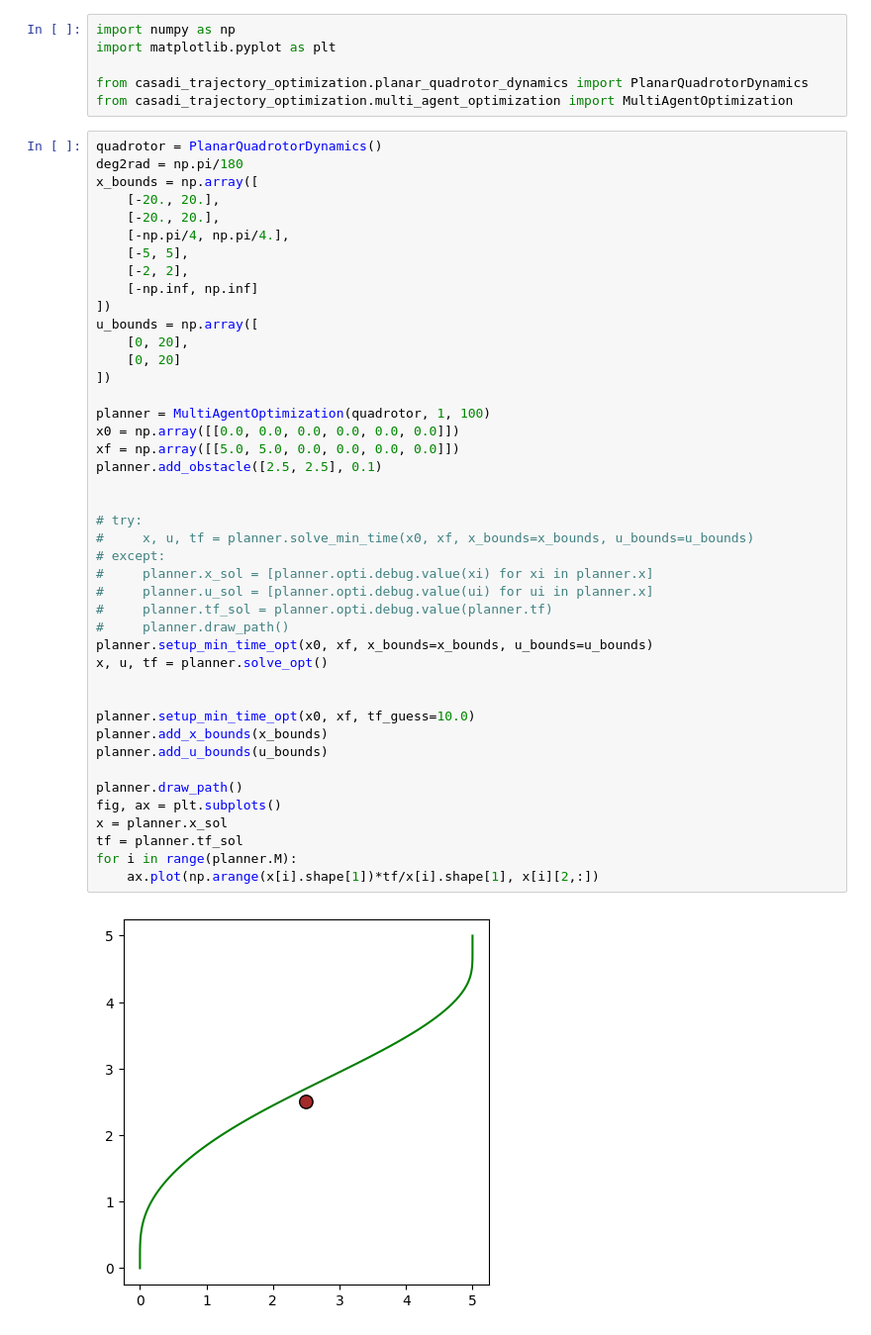
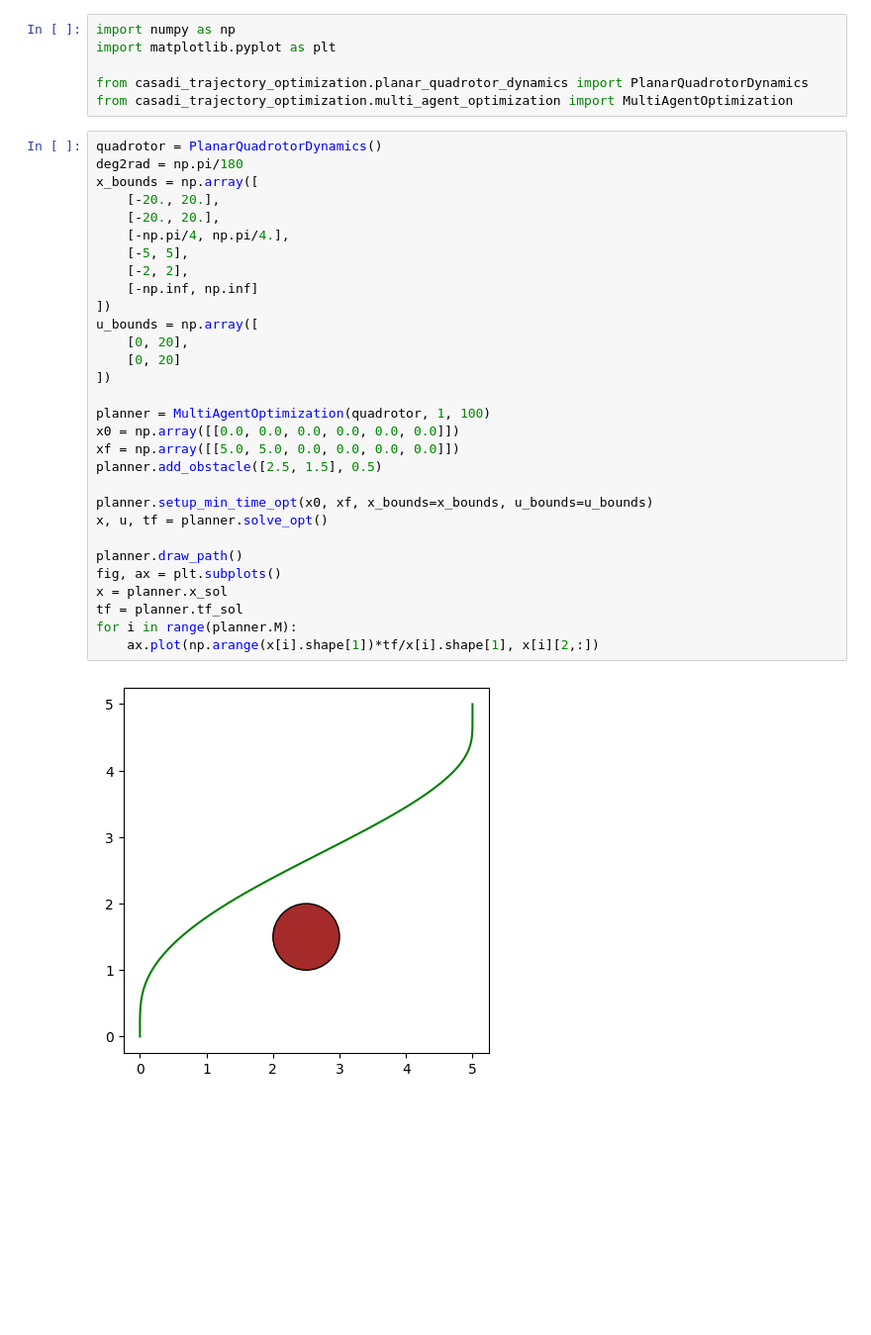
Before and after one commit to mbpeterson70/tomma, a Jupyter notebook: examples/quadrotor_trajectory_opt.ipynb, the cells around one changed output. Shown at 99% size. Cells and saved outputs as stored; diff of their text form; blank space fills up the shorter version.

```diff
--- a/examples/quadrotor_trajectory_opt.ipynb
+++ b/examples/quadrotor_trajectory_opt.ipynb
@@ -7,45 +7,32 @@ from casadi_trajectory_optimization.multi_agent_optimization import MultiAgentOp
 # %%
 quadrotor = PlanarQuadrotorDynamics()
 deg2rad = np.pi/180
 x_bounds = np.array([
     [-20., 20.],
     [-20., 20.],
     [-np.pi/4, np.pi/4.],
     [-5, 5],
     [-2, 2],
     [-np.inf, np.inf]
 ])
 u_bounds = np.array([
     [0, 20],
     [0, 20]
 ])
 
 planner = MultiAgentOptimization(quadrotor, 1, 100)
 x0 = np.array([[0.0, 0.0, 0.0, 0.0, 0.0, 0.0]])
 xf = np.array([[5.0, 5.0, 0.0, 0.0, 0.0, 0.0]])
-planner.add_obstacle([2.5, 2.5], 0.1)
+planner.add_obstacle([2.5, 1.5], 0.5)
 
-
-# try:
-#     x, u, tf = planner.solve_min_time(x0, xf, x_bounds=x_bounds, u_bounds=u_bounds)
-# except:
-#     planner.x_sol = [planner.opti.debug.value(xi) for xi in planner.x]
-#     planner.u_sol = [planner.opti.debug.value(ui) for ui in planner.x]
-#     planner.tf_sol = planner.opti.debug.value(planner.tf)
-#     planner.draw_path()
 planner.setup_min_time_opt(x0, xf, x_bounds=x_bounds, u_bounds=u_bounds)
 x, u, tf = planner.solve_opt()
-
-
-planner.setup_min_time_opt(x0, xf, tf_guess=10.0)
-planner.add_x_bounds(x_bounds)
-planner.add_u_bounds(u_bounds)
 
 planner.draw_path()
 fig, ax = plt.subplots()
 x = planner.x_sol
 tf = planner.tf_sol
 for i in range(planner.M):
     ax.plot(np.arange(x[i].shape[1])*tf/x[i].shape[1], x[i][2,:])
 # %% [output]
-[figure, old version]
+[figure, new version]
```
Also changed, not shown: parts of 2 cells of this notebook.
